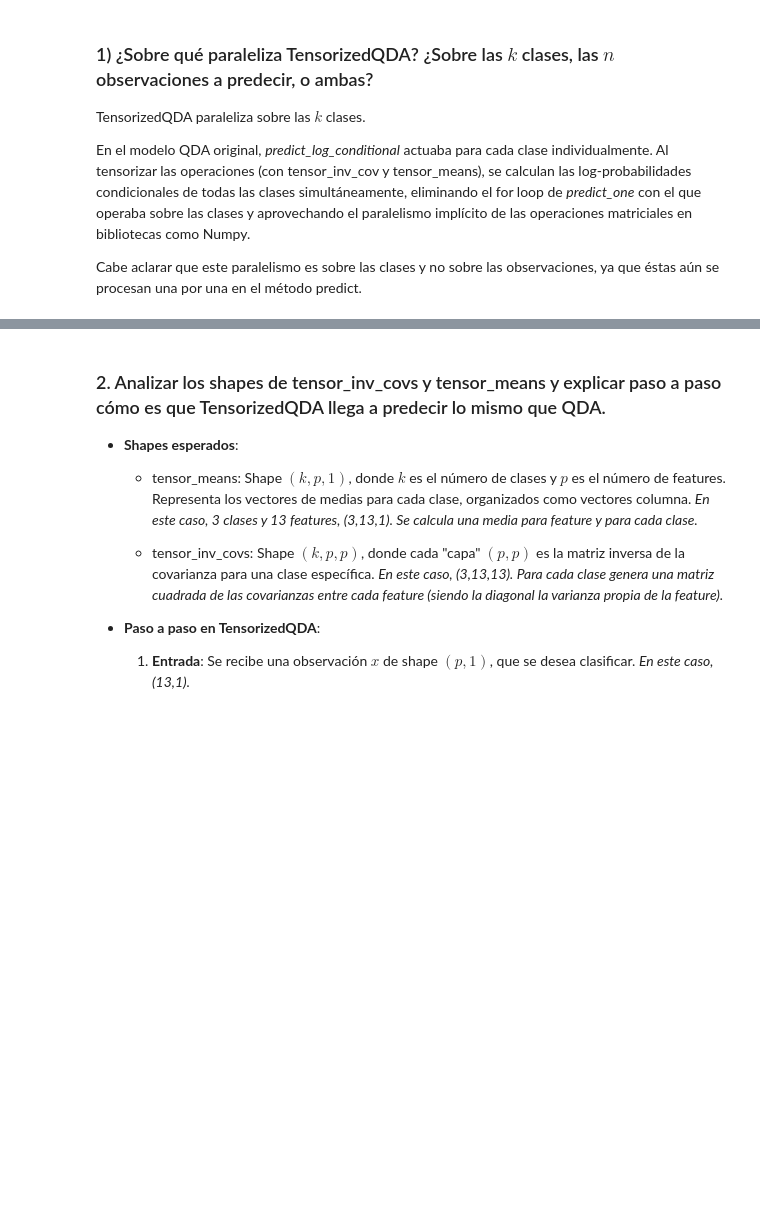
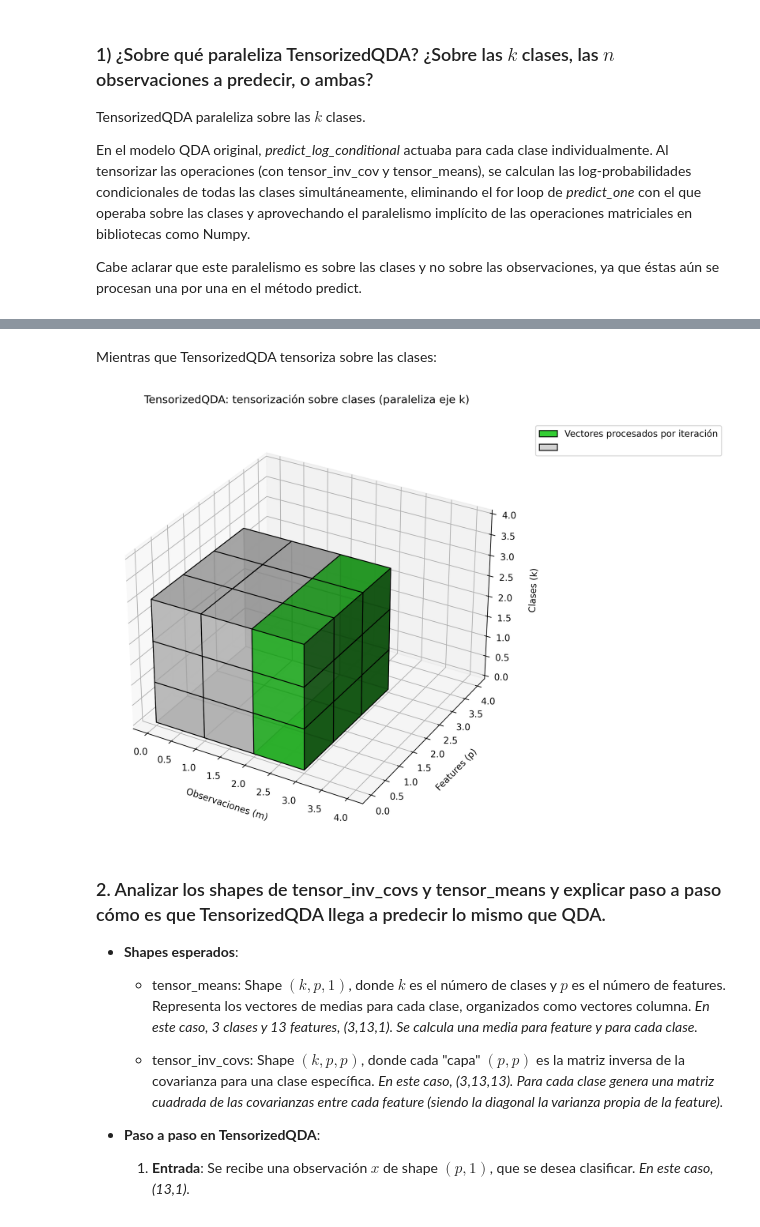
Before and after one commit to martinbrocca/CEIA-AMIA-TP1, a Jupyter notebook: AMIA_2025_TP1.ipynb, the cells around one changed output, grey strips where cells are left out. Cells and saved outputs as stored; diff of their text form; code cells hidden in the pictures; blank space fills up the shorter version.

```diff
--- a/AMIA_2025_TP1.ipynb
+++ b/AMIA_2025_TP1.ipynb
@@ -595,3 +603,9 @@ Cabe aclarar que este paralelismo es sobre las clases y no sobre las observacion
+# %% [markdown]
+Mientras que TensorizedQDA tensoriza sobre las clases:
+# %%
+display(Image(filename="TensorizedQDA - tensorización sobre clases (paraleliza eje k).png"))
+# %% [output]
+[figure, added]
 # %% [markdown]
 ### 2. Analizar los shapes de tensor_inv_covs y tensor_means y explicar paso a paso cómo es que TensorizedQDA llega a predecir lo mismo que QDA.
 
```
Also changed, not shown: parts of 23 cells of this notebook, 4 other files.
